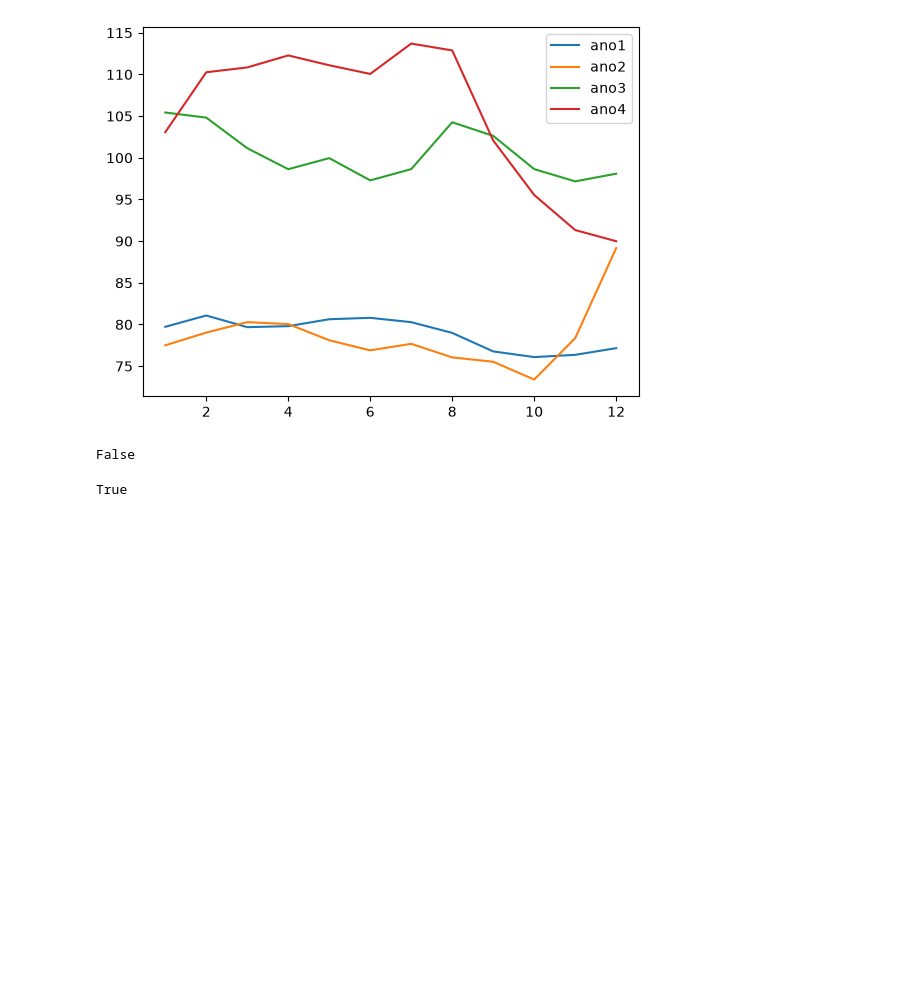
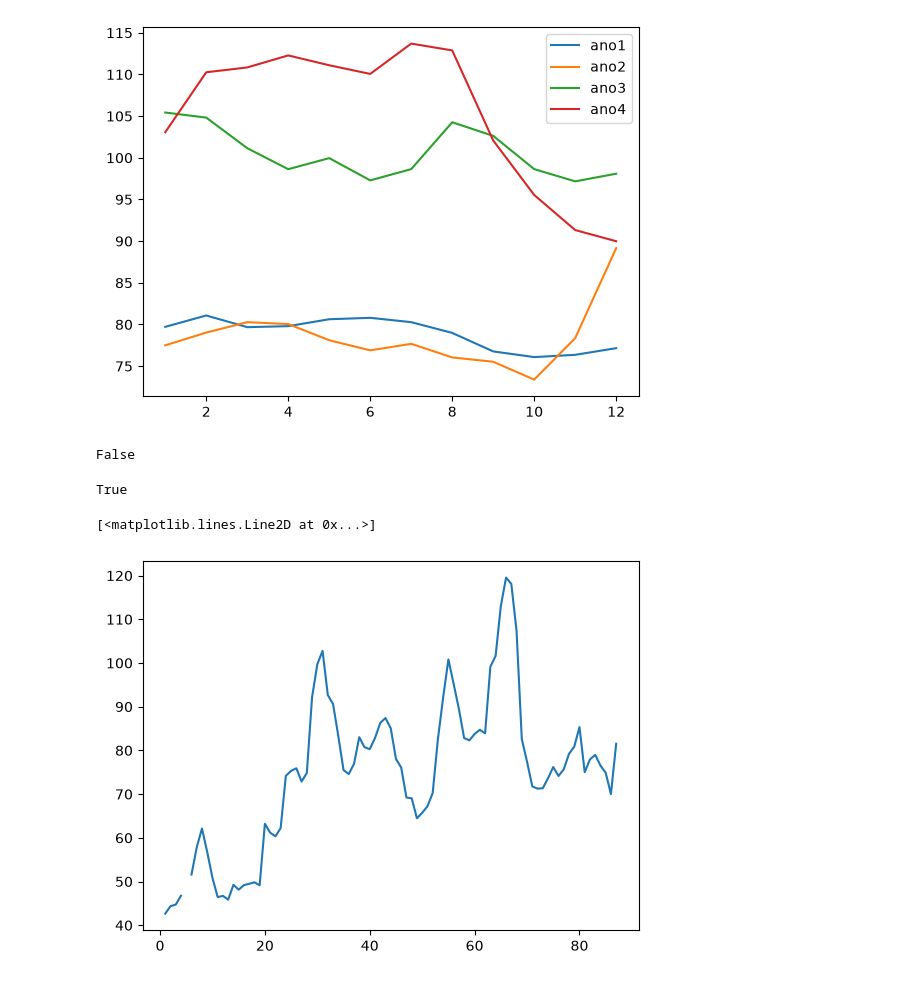
Before and after one commit to lucasmassoni06/Alura-Numpy-analise-de-dados, a Jupyter notebook: carregando_dados.ipynb, the cells around one changed output. Cells and saved outputs as stored; diff of their text form; code cells hidden in the pictures; blank space fills up the shorter version.

```diff
--- a/carregando_dados.ipynb
+++ b/carregando_dados.ipynb
@@ -112,3 +112,8 @@ False
 np.allclose(Moscow_ano3,Moscow_ano4, 10)
 # %% [output]
 True
+# %%
+plt.plot(datas,Kaliningrad)
+# %% [output]
+[<matplotlib.lines.Line2D at 0x...>]
+[figure, added]
```
Also changed, not shown: parts of 22 cells of this notebook.
